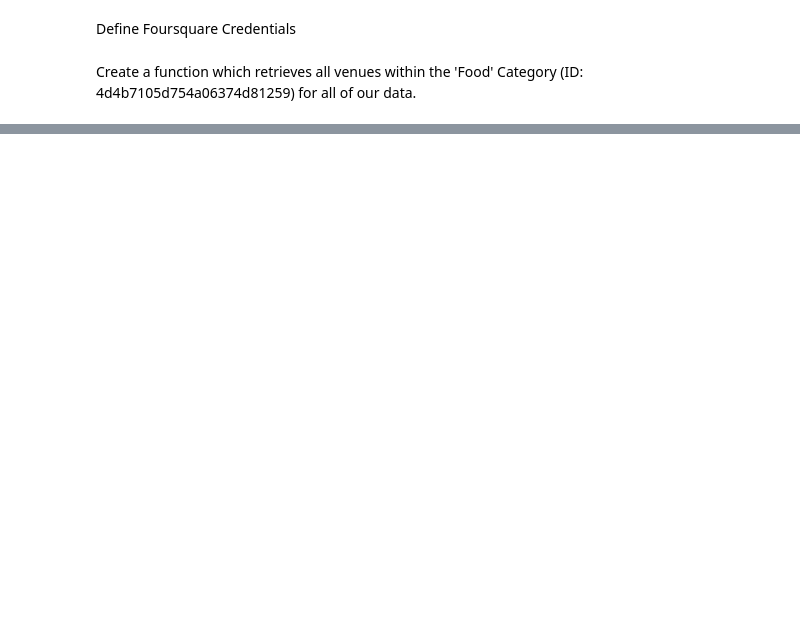
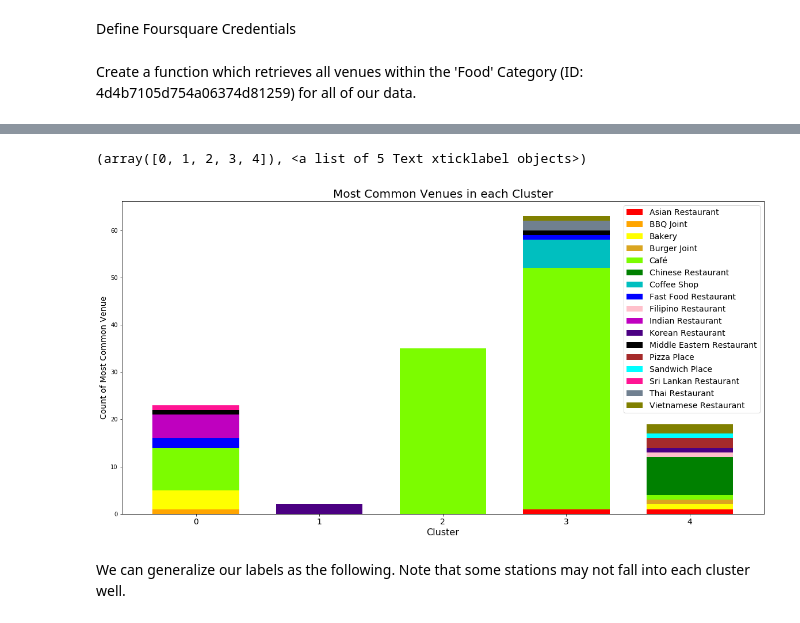
Before and after one commit to ngoharry19/Coursera_Capstone, a Jupyter notebook: Clustering_Restaurants_in_Sydney.ipynb, the cells around one changed output, grey strips where cells are left out. Drawn from its saved outputs; the diff is of its cells as text; code cells hidden in the pictures; blank space fills up the shorter version.

```diff
--- a/Clustering_Restaurants_in_Sydney.ipynb
+++ b/Clustering_Restaurants_in_Sydney.ipynb
@@ -183,0 +373,4 @@ print('{} food venues were returned by Foursquare.'.format(sydney_venues.shape[0
+# %%
+# 38 stations had NaN values as we removed them, so we drop them
+sydney_merged = sydney_merged.dropna()
+sydney_merged.shape
@@ -183,0 +379,3 @@ print('{} food venues were returned by Foursquare.'.format(sydney_venues.shape[0
+# %%
+# change cluster values to integer
+sydney_merged['Cluster Labels'] = sydney_merged['Cluster Labels'].astype(int)
@@ -183,0 +384,5 @@ print('{} food venues were returned by Foursquare.'.format(sydney_venues.shape[0
+# %%
+top_venue_count = sydney_merged
+top_venue_count = top_venue_count.drop(['Station','Latitude','Longitude'], axis=1)
+top_venue_count = top_venue_count.groupby(['Cluster Labels', '1st Most Common Venue']).size().reset_index(name='Count')
+top_venue_count
@@ -183,0 +407,5 @@ print('{} food venues were returned by Foursquare.'.format(sydney_venues.shape[0
+# %%
+cluster_venue = top_venue_count.pivot(index='Cluster Labels', columns='1st Most Common Venue', values='Count')
+# change NaN values to 0
+cluster_venue = cluster_venue.fillna(0).astype(int).reset_index(drop=True)
+cluster_venue
@@ -183,0 +419,16 @@ print('{} food venues were returned by Foursquare.'.format(sydney_venues.shape[0
+# %%
+# Create a bar chart of most common venues of each cluster
+my_colors = ['r','orange','yellow','goldenrod','lawngreen','g','c','b','pink','m','indigo','k','brown','cyan','deeppink','slategrey','olive','teal']
+cv_plot = cluster_venue.plot(kind='bar', stacked=True,
+                            figsize=(20,10), color=my_colors,
+                            width=0.7)
+plt.title("Most Common Venues in each Cluster", fontsize=20)
+plt.xlabel("Cluster", fontsize=16)
+plt.ylabel("Count of Most Common Venue", fontsize=14)
+plt.legend(bbox_to_anchor=(1, 1),labels=cluster_venue.columns, fontsize=14)
+plt.xticks(rotation=0, fontsize=14)
+# %% [output]
+(array([0, 1, 2, 3, 4]), <a list of 5 Text xticklabel objects>)
+[figure, added]
+# %% [markdown]
+We can generalize our labels as the following. Note that some stations may not fall into each cluster well.
```
Also changed, not shown: parts of 40 cells of this notebook.
